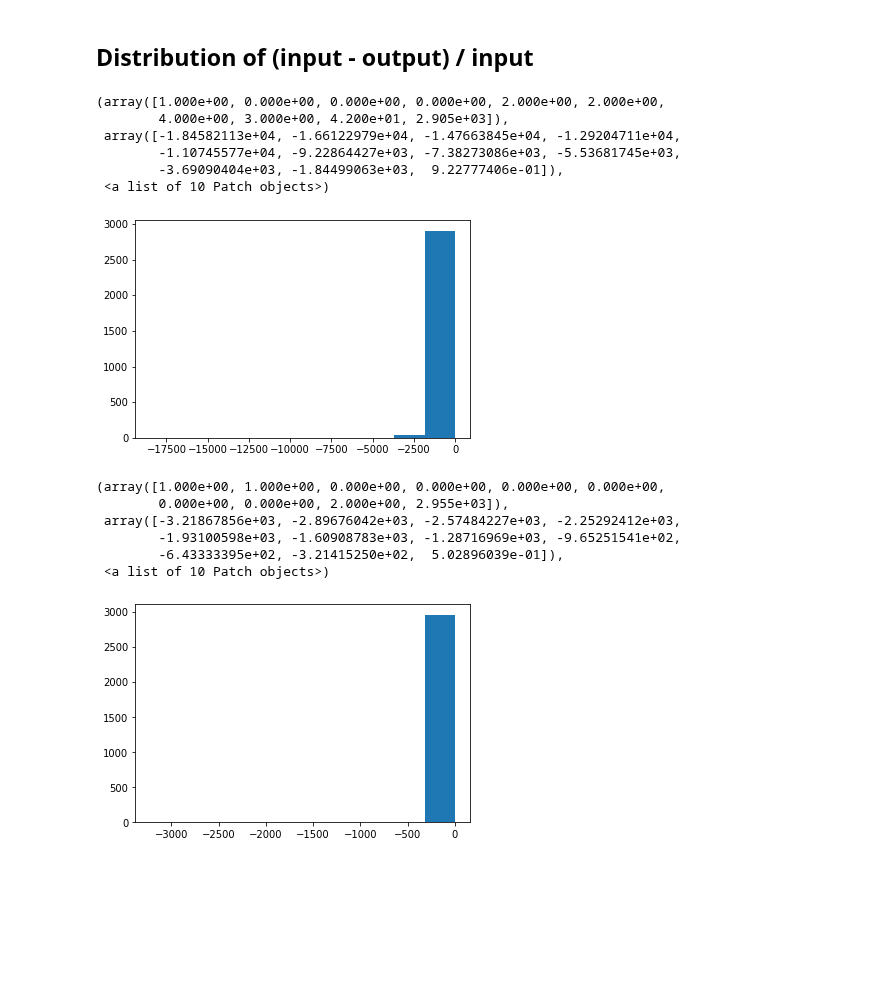
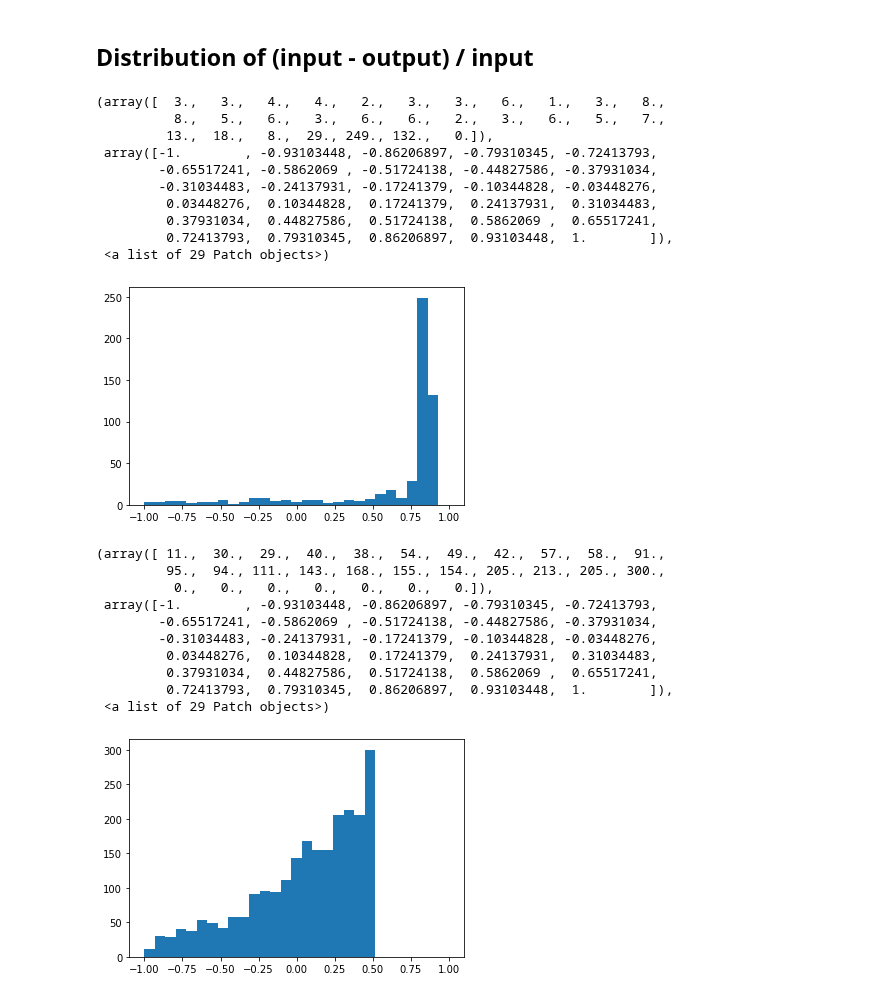
Before and after one commit to stsan9/AnomalyDetection4Jets, a Jupyter notebook: VAE.ipynb, the cells around one changed output. Cells and saved outputs as stored; diff of their text form; code cells hidden in the pictures; blank space fills up the shorter version.

Commit message:
histograms

```diff
--- a/VAE.ipynb
+++ b/VAE.ipynb
@@ -114,7 +114,7 @@ x_decoded_mean = decoder_mean(h1_decoded)
 vae = Model(inputs = x, outputs = x_decoded_mean, name = 'vae')
 # %%
 def vae_loss(x, y):
-    xent_loss = metrics.binary_crossentropy(x, y)
+    xent_loss = metrics.mse(x, y)
     kl_loss = - 0.5 * K.mean(1 + z_log_sigma - K.square(z_mean) - K.exp(z_log_sigma), axis=-1)
     return xent_loss + kl_loss
 
@@ -147,7 +147,7 @@ from sklearn.model_selection import train_test_split
 x_train = data[0:int(len(data) * 0.8)]
 x_val = data[int(len(data) * 0.8):]
 batch_size = 100
-epochs = 200
+epochs = 100
 # %%
 x_train.shape
 # %% [output]
@@ -252,26 +276,36 @@ d_pT = [row[0] for row in distr]
 d_eta = [row[1] for row in distr]
 d_phi = [row[2] for row in distr]
 d_mass = [row[3] for row in distr]
+# %%
+bins = np.linspace(-1, 1, 30)
 # %% [markdown]
 ## Distribution of (input - output) / input
 # %%
-plt.hist(d_pT)
+plt.hist(d_pT, bins=bins)
 # %% [output]
-(array([1.000e+00, 0.000e+00, 0.000e+00, 0.000e+00, 2.000e+00, 2.000e+00,
-        4.000e+00, 3.000e+00, 4.200e+01, 2.905e+03]),
- array([-1.84582113e+04, -1.66122979e+04, -1.47663845e+04, -1.29204711e+04,
-        -1.10745577e+04, -9.22864427e+03, -7.38273086e+03, -5.53681745e+03,
-        -3.69090404e+03, -1.84499063e+03,  9.22777406e-01]),
- <a list of 10 Patch objects>)
+(array([  3.,   3.,   4.,   4.,   2.,   3.,   3.,   6.,   1.,   3.,   8.,
+          8.,   5.,   6.,   3.,   6.,   6.,   2.,   3.,   6.,   5.,   7.,
+         13.,  18.,   8.,  29., 249., 132.,   0.]),
+ array([-1.        , -0.93103448, -0.86206897, -0.79310345, -0.72413793,
+        -0.65517241, -0.5862069 , -0.51724138, -0.44827586, -0.37931034,
+        -0.31034483, -0.24137931, -0.17241379, -0.10344828, -0.03448276,
+         0.03448276,  0.10344828,  0.17241379,  0.24137931,  0.31034483,
+         0.37931034,  0.44827586,  0.51724138,  0.5862069 ,  0.65517241,
+         0.72413793,  0.79310345,  0.86206897,  0.93103448,  1.        ]),
+ <a list of 29 Patch objects>)
-[figure, old version]
+[figure, new version]
 # %%
-plt.hist(d_eta)
+plt.hist(d_eta, bins=bins)
 # %% [output]
-(array([1.000e+00, 1.000e+00, 0.000e+00, 0.000e+00, 0.000e+00, 0.000e+00,
-        0.000e+00, 0.000e+00, 2.000e+00, 2.955e+03]),
- array([-3.21867856e+03, -2.89676042e+03, -2.57484227e+03, -2.25292412e+03,
-        -1.93100598e+03, -1.60908783e+03, -1.28716969e+03, -9.65251541e+02,
-        -6.43333395e+02, -3.21415250e+02,  5.02896039e-01]),
- <a list of 10 Patch objects>)
+(array([ 11.,  30.,  29.,  40.,  38.,  54.,  49.,  42.,  57.,  58.,  91.,
+         95.,  94., 111., 143., 168., 155., 154., 205., 213., 205., 300.,
+          0.,   0.,   0.,   0.,   0.,   0.,   0.]),
+ array([-1.        , -0.93103448, -0.86206897, -0.79310345, -0.72413793,
+        -0.65517241, -0.5862069 , -0.51724138, -0.44827586, -0.37931034,
+        -0.31034483, -0.24137931, -0.17241379, -0.10344828, -0.03448276,
+         0.03448276,  0.10344828,  0.17241379,  0.24137931,  0.31034483,
+         0.37931034,  0.44827586,  0.51724138,  0.5862069 ,  0.65517241,
+         0.72413793,  0.79310345,  0.86206897,  0.93103448,  1.        ]),
+ <a list of 29 Patch objects>)
-[figure, old version]
+[figure, new version]
 # %%
```
Also changed, not shown: parts of 8 cells of this notebook.
